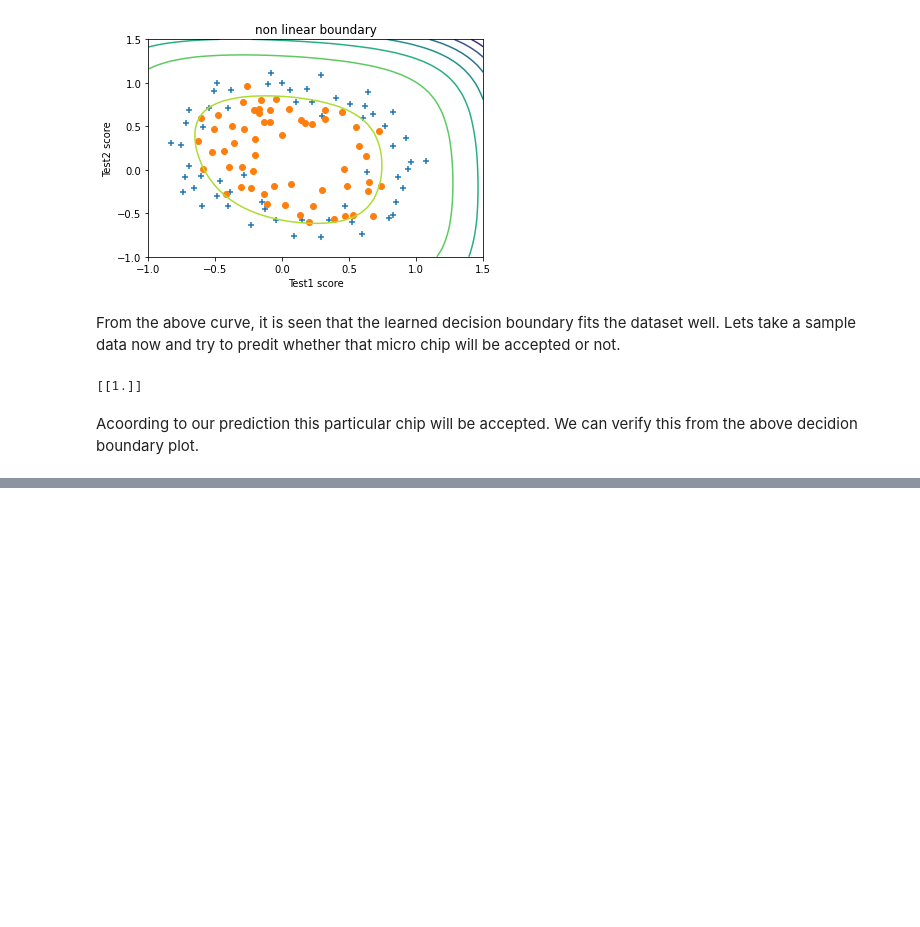
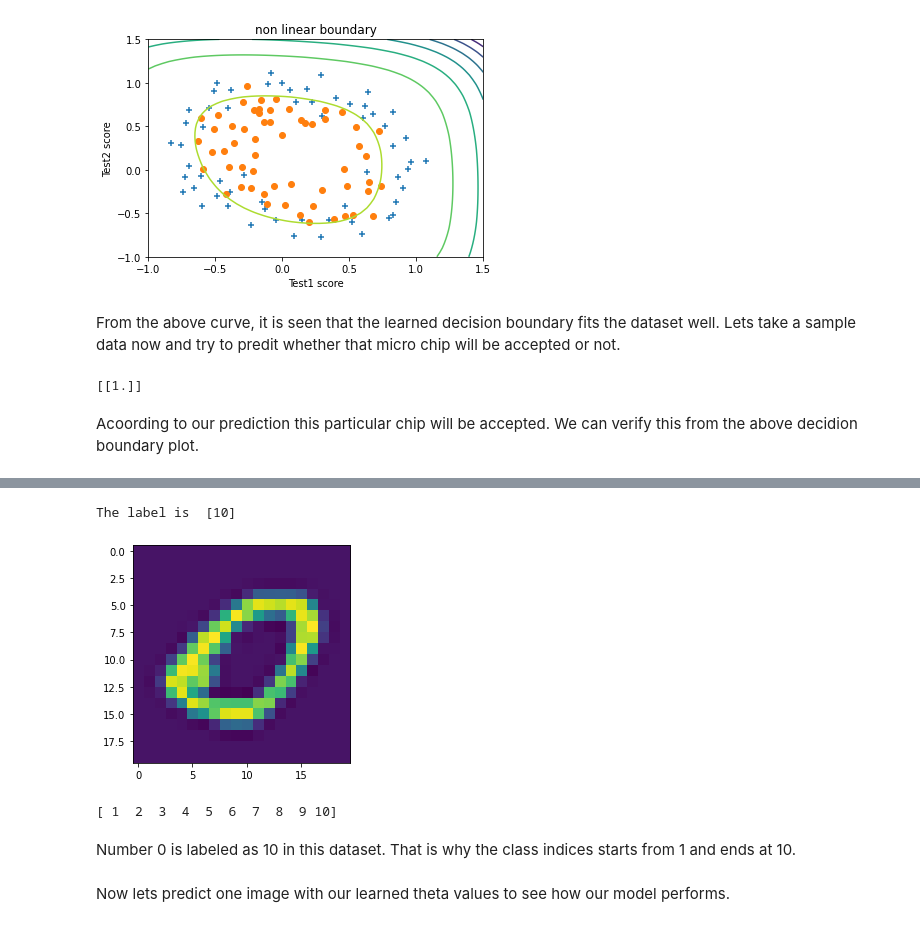
Before and after one commit to shamimtowhid/traditional_ML, a Jupyter notebook: Examples.ipynb, the cells around one changed output, grey strips where cells are left out. Drawn from its saved outputs; the diff is of its cells as text; code cells hidden in the pictures; blank space fills up the shorter version.

```diff
--- a/Examples.ipynb
+++ b/Examples.ipynb
@@ -301,0 +316,21 @@ Acoording to our prediction this particular chip will be accepted. We can verify
+# %%
+data = scipy.io.loadmat('./datasets/ex3data1.mat')
+# %%
+X = data['X']
+y = data['y']
+# %%
+# lets plot a single image from the dataset
+img = X[0].reshape(20,20)
+plt.imshow(img)
+print('The label is ', y[0])
+# %% [output]
+The label is  [10]
+[figure, added]
+# %%
+X = np.insert(X, 0, 1, axis=1) # inserting inception column to the feature vector
+cls_idx = np.unique(y)
+print(cls_idx)
+# %% [output]
+[ 1  2  3  4  5  6  7  8  9 10]
+# %% [markdown]
+Number 0 is labeled as 10 in this dataset. That is why the class indices starts from 1 and ends at 10.
@@ -301,0 +340,2 @@ Acoording to our prediction this particular chip will be accepted. We can verify
+# %% [markdown]
+Now lets predict one image with our learned theta values to see how our model performs.
```
Also changed, not shown: parts of 9 cells of this notebook.
